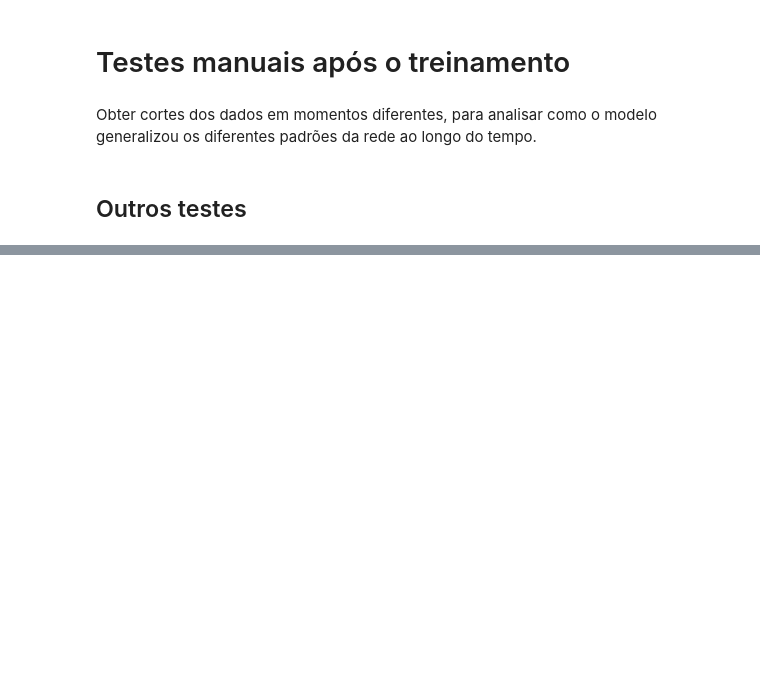
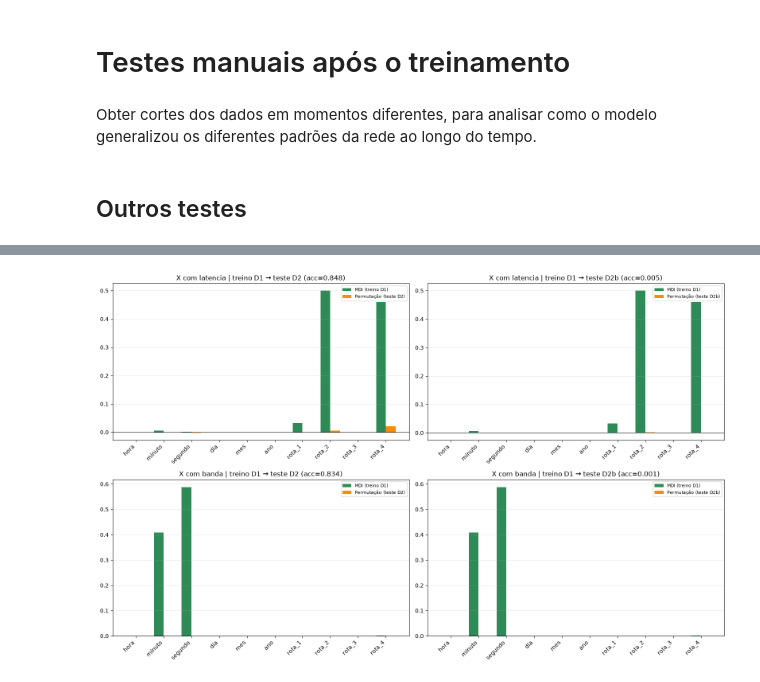
Before and after one commit to auerbeatriz/path-aware-datasets, a Jupyter notebook: Análise_de_modelos_de_ML_para_previsão_de_caminhos.ipynb, the cells around one changed output, grey strips where cells are left out. Saved outputs shown, nothing was run; the diff lists cells and outputs as text; code cells hidden in the pictures; blank space fills up the shorter version.

```diff
--- a/Análise_de_modelos_de_ML_para_previsão_de_caminhos.ipynb
+++ b/Análise_de_modelos_de_ML_para_previsão_de_caminhos.ipynb
@@ -929,0 +1205,15 @@ test_results = evaluate_on_test(X_fraction, y_fraction, trained_pipelines, class
+# %%
+casos_importancia = [
+    ('D1', 'D2', 'latencia'),
+    ('D1', 'D2b', 'latencia'),
+    ('D1', 'D2', 'banda'),
+    ('D1', 'D2b', 'banda'),
+]
+
+tabelas_importancia = [
+    importancia_cross_dataset(treino, teste, metrica)
+    for treino, teste, metrica in casos_importancia
+]
+
+importancia_df = pd.concat(tabelas_importancia, ignore_index=True)
+importancia_df.round(4)
@@ -929,0 +1243,29 @@ test_results = evaluate_on_test(X_fraction, y_fraction, trained_pipelines, class
+# %%
+fig, axes = plt.subplots(2, 2, figsize=(16, 10))
+
+for ax, (treino, teste, metrica) in zip(axes.ravel(), casos_importancia):
+    subset = importancia_df[
+        (importancia_df.Treino == treino) &
+        (importancia_df.Teste == teste) &
+        (importancia_df.Metrica_X == metrica)
+    ].set_index('Feature')
+
+    x = np.arange(len(subset))
+    width = 0.35
+
+    ax.bar(x - width/2, subset['MDI_treino'], width, label=f'MDI (treino {treino})', color='seagreen')
+    ax.bar(x + width/2, subset['Permutacao_teste'], width, label=f'Permutação (teste {teste})', color='darkorange')
+
+    acc = subset['Acuracia_teste'].iloc[0]
+    ax.set_xticks(x)
+    ax.set_xticklabels(subset.index, rotation=45, ha='right')
+    ax.set_title(f'X com {metrica} | treino {treino} → teste {teste} (acc={acc:.3f})')
+    ax.axhline(0, color='black', linewidth=0.8)
+    ax.legend(fontsize=8)
+    ax.grid(axis='y', alpha=0.3)
+
+plt.tight_layout()
+plt.savefig('resultados_am/importancia_generalizacao_latencia_vs_banda.png', dpi=300, bbox_inches='tight')
+plt.show()
+# %% [output]
+[figure, added]
```
Also changed, not shown: parts of 9 cells of this notebook, 2 other files.
